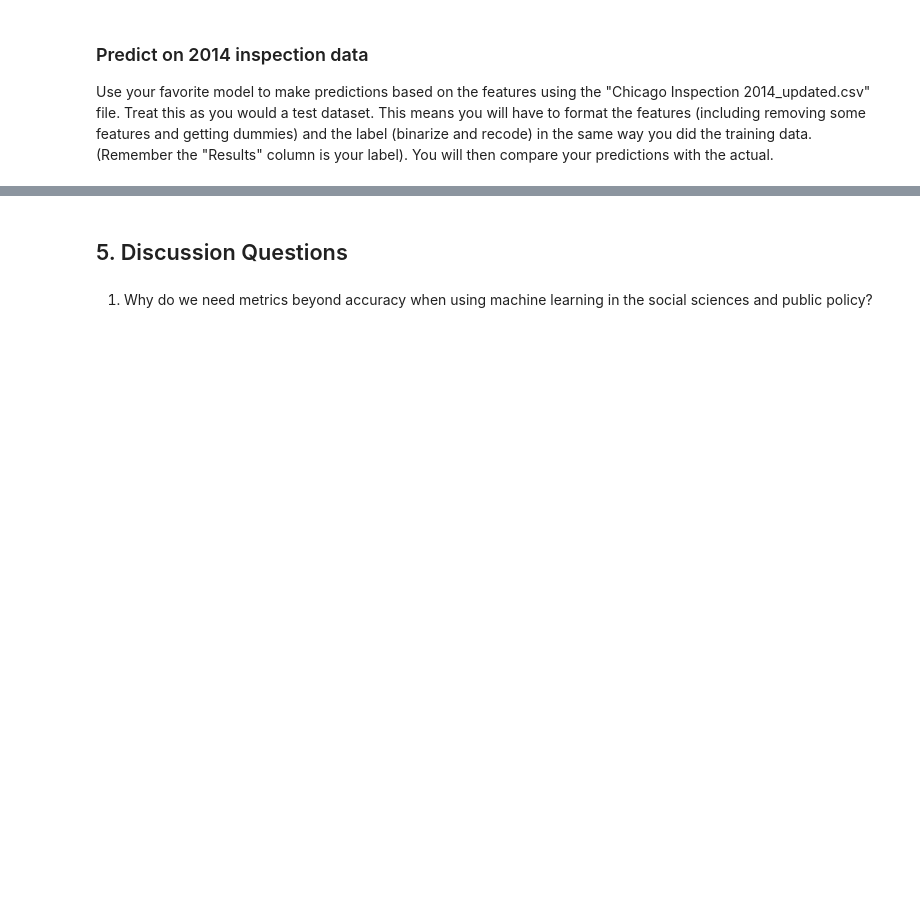
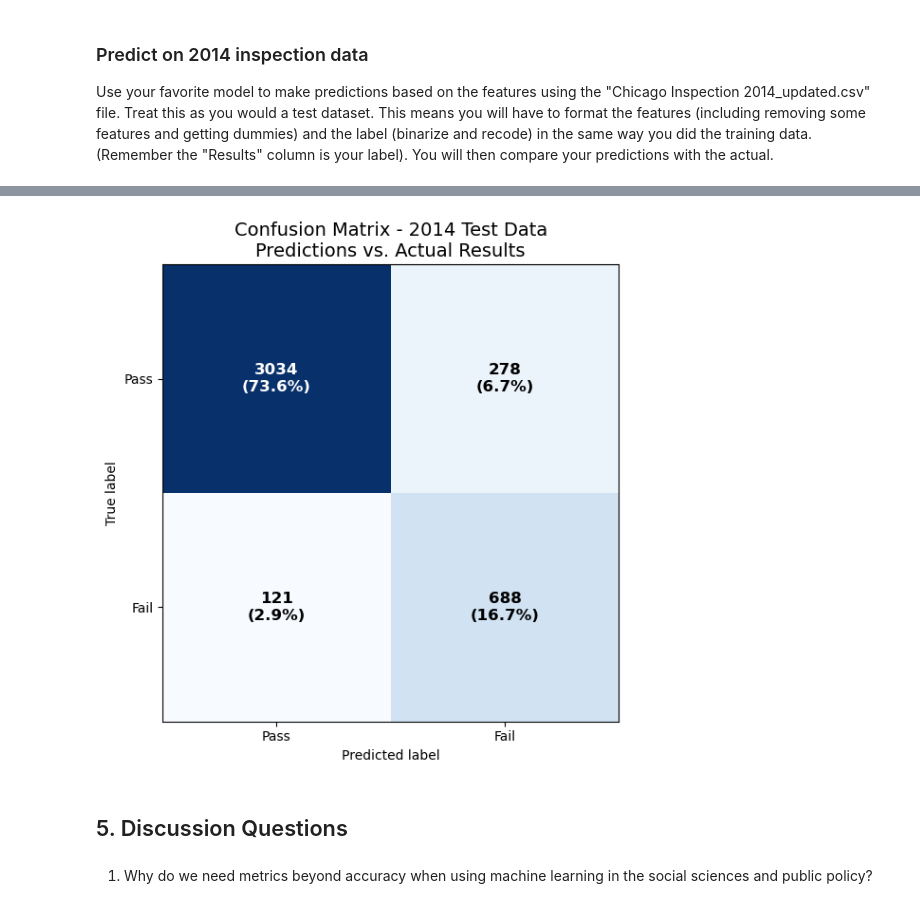
Before and after one commit to lazzarac/Computational-Social-Science-Training-Program, a Jupyter notebook: Projects/Project 3/Project 3 Students.ipynb, the cells around one changed output, grey strips where cells are left out. Saved outputs shown, nothing was run; the diff lists cells and outputs as text; code cells hidden in the pictures; blank space fills up the shorter version.

```diff
--- a/Projects/Project 3/Project 3 Students.ipynb
+++ b/Projects/Project 3/Project 3 Students.ipynb
@@ -493,3 +715,36 @@ Use your favorite model to make predictions based on the features using the "Chi
+# %%
+# evaluate
+# -----------
+
+# creating confusion matrix.
+cm = confusion_matrix(y_test2014, y_pred_2014)
+
+# calculating percentages.
+cm_percent = cm.astype('float') / cm.sum() * 100
+
+# creating labels with both counts and percentages.
+labels = np.array([[f'{count}\n({percent:.1f}%)'
+                    for count, percent in zip(row_counts, row_percents)]
+                   for row_counts, row_percents in zip(cm, cm_percent)])
+
+# plotting.
+fig, ax = plt.subplots(figsize=(8, 6))
+disp = ConfusionMatrixDisplay(confusion_matrix=cm, display_labels=['Pass', 'Fail'])
+disp.plot(cmap='Blues', ax=ax, colorbar=False, text_kw={'color': 'none'})
+
+# adding count and percentage lables.
+for i in range(len(cm)):
+    for j in range(len(cm)):
+        ax.text(j, i, labels[i, j],
+                ha='center', va='center',
+                color='white' if cm[i, j] > cm.max() / 2 else 'black',
+                fontsize=12, fontweight='bold')
+
+plt.title('Confusion Matrix - 2014 Test Data\nPredictions vs. Actual Results', fontsize=14)
+plt.tight_layout()
+plt.show()
+# %% [output]
+[figure, added]
 # %% [markdown]
 ## 5. Discussion Questions
 # %% [markdown]
```
Also changed, not shown: parts of 20 cells of this notebook.
